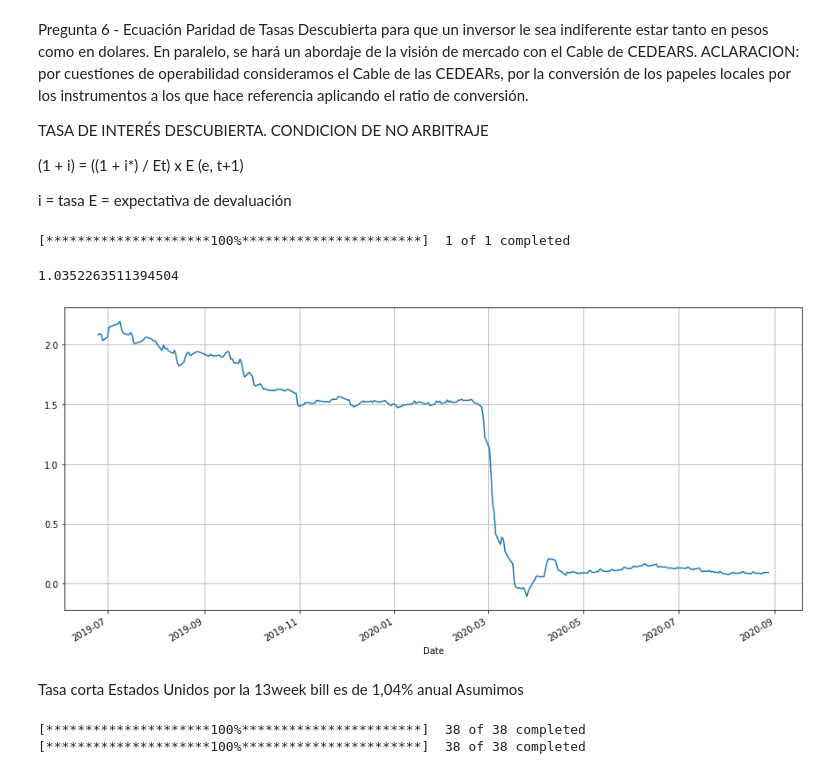
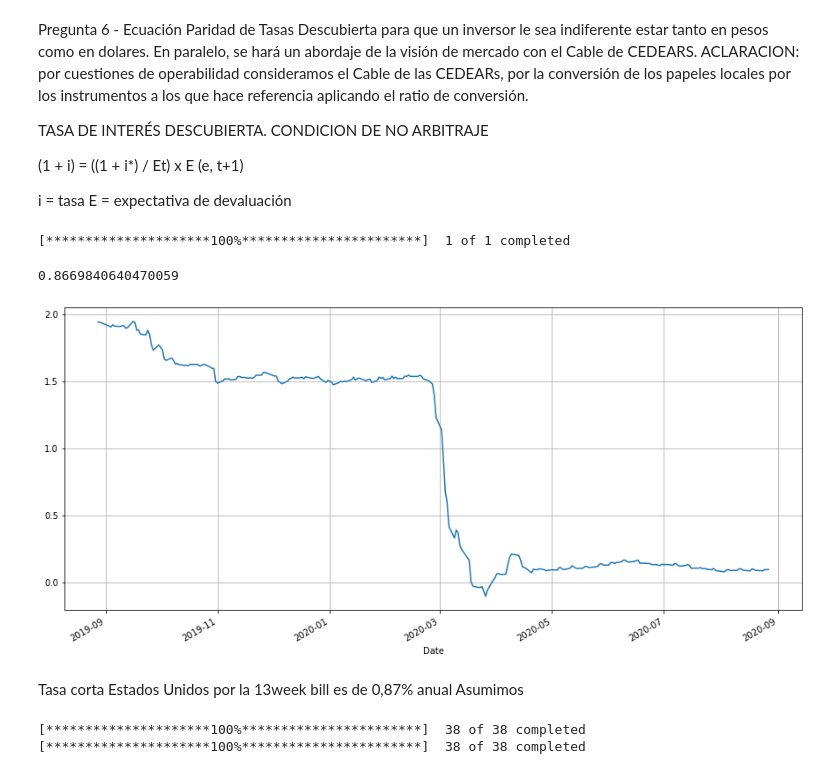
Before and after one commit to lorenzoreyes/Macroeconomic-Analysis, a Jupyter notebook: Debates Macro balance central y tasa de paridad.ipynb, the cells around one changed output. Saved outputs shown, nothing was run; the diff lists cells and outputs as text; code cells hidden in the pictures.

```diff
--- a/Debates Macro balance central y tasa de paridad.ipynb
+++ b/Debates Macro balance central y tasa de paridad.ipynb
@@ -240,19 +262,21 @@ i = tasa
 E = expectativa de devaluación
 # %%
 # Promedio Treasuries
+start = dt.datetime(2019,8,28)
+end = dt.datetime(2020,8,28)
 
-irx = yahoo.download("^IRX", period="360d")['Adj Close'].fillna(method='ffill')
+irx = yahoo.download("^IRX", start=start, end=end)['Adj Close'].fillna(method='ffill')
 
 ir = irx.plot(figsize=(15,7))
 ir.grid()
 
 irx.mean()
 # %% [output]
 [*********************100%***********************]  1 of 1 completed
-1.0352263511394504
+0.8669840640470059
-[figure, old version]
+[figure, new version]
 # %% [markdown]
-Tasa corta Estados Unidos por la 13week bill es de 1,04% anual
+Tasa corta Estados Unidos por la 13week bill es de 0,87% anual
 Asumimos
 # %%
 # buscamos la devaluación percibida por el mercado
```
Also changed, not shown: parts of 12 cells of this notebook.
